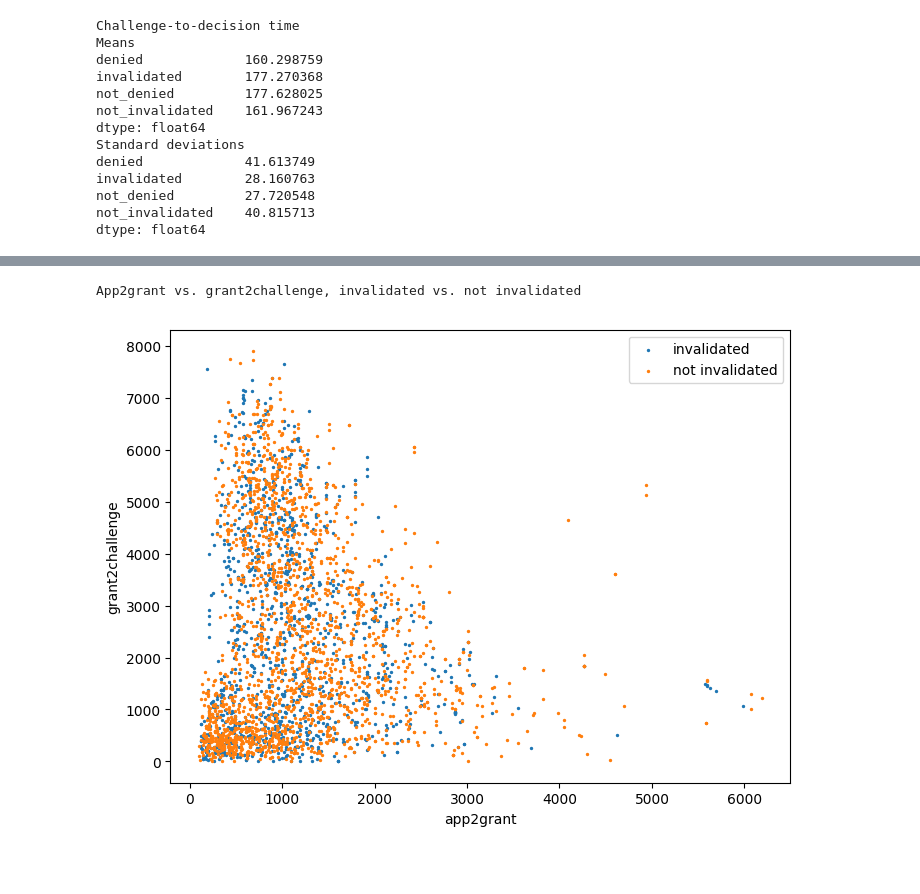
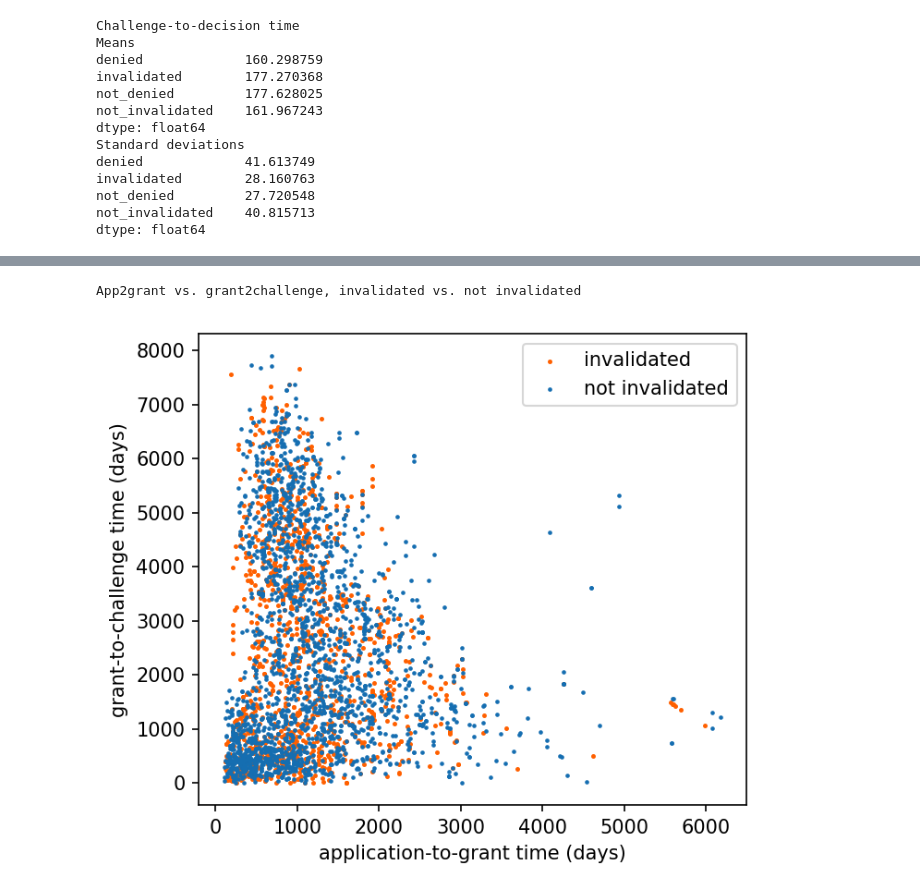
Before and after one commit to davidjwiner/cal-patent-lab, a Jupyter notebook: lib/notebooks/Date-based Descriptive Stats.ipynb, the cells around one changed output, grey strips where cells are left out. Cells and saved outputs as stored; diff of their text form; code cells hidden in the pictures; blank space fills up the shorter version.

```diff
--- a/lib/notebooks/Date-based Descriptive Stats.ipynb
+++ b/lib/notebooks/Date-based Descriptive Stats.ipynb
@@ -134,13 +132,14 @@ array([[<matplotlib.axes._subplots.AxesSubplot object at 0x...>,
 # %%
-plt.figure(figsize=(8,6), dpi=100)
-plt.scatter(app2grant_df.invalidated, grant2challenge_df.invalidated, s=2)
-plt.scatter(app2grant_df.not_invalidated, grant2challenge_df.not_invalidated, s=2)
-plt.xlabel('app2grant')
-plt.ylabel('grant2challenge')
+plt.figure(figsize=(5.1, 4.5), dpi=150)
+plt.scatter(app2grant_df.invalidated, grant2challenge_df.invalidated, s=1.9, color="#ff6000")
+plt.scatter(app2grant_df.not_invalidated, grant2challenge_df.not_invalidated, s=1.5, color="#156eb1")
+plt.xlabel('application-to-grant time (days)')
+plt.ylabel('grant-to-challenge time (days)')
 ax = plt.gca()
 ax.legend(labels=['invalidated', 'not invalidated'])
 print("App2grant vs. grant2challenge, invalidated vs. not invalidated")
+plt.savefig("./a2g_g2c-inval.png", dpi=250)
 # %% [output]
 App2grant vs. grant2challenge, invalidated vs. not invalidated
-[figure, old version]
+[figure, new version]
 # %%
```
Also changed, not shown: parts of 14 cells of this notebook.
